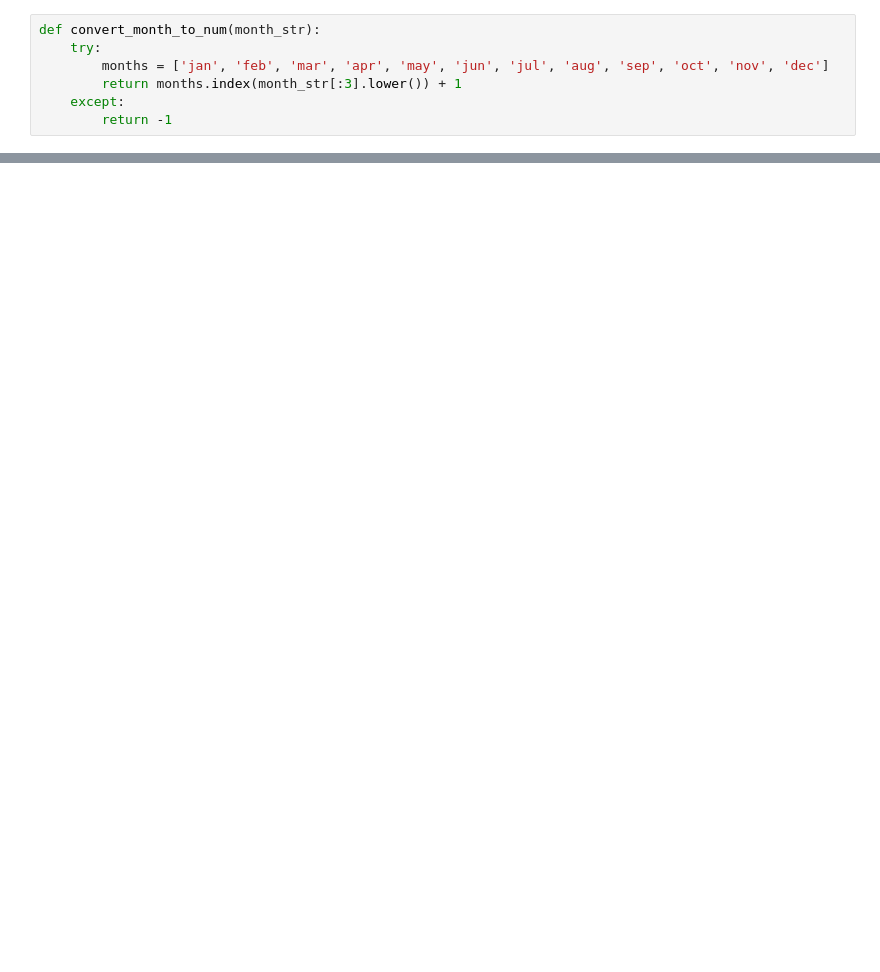
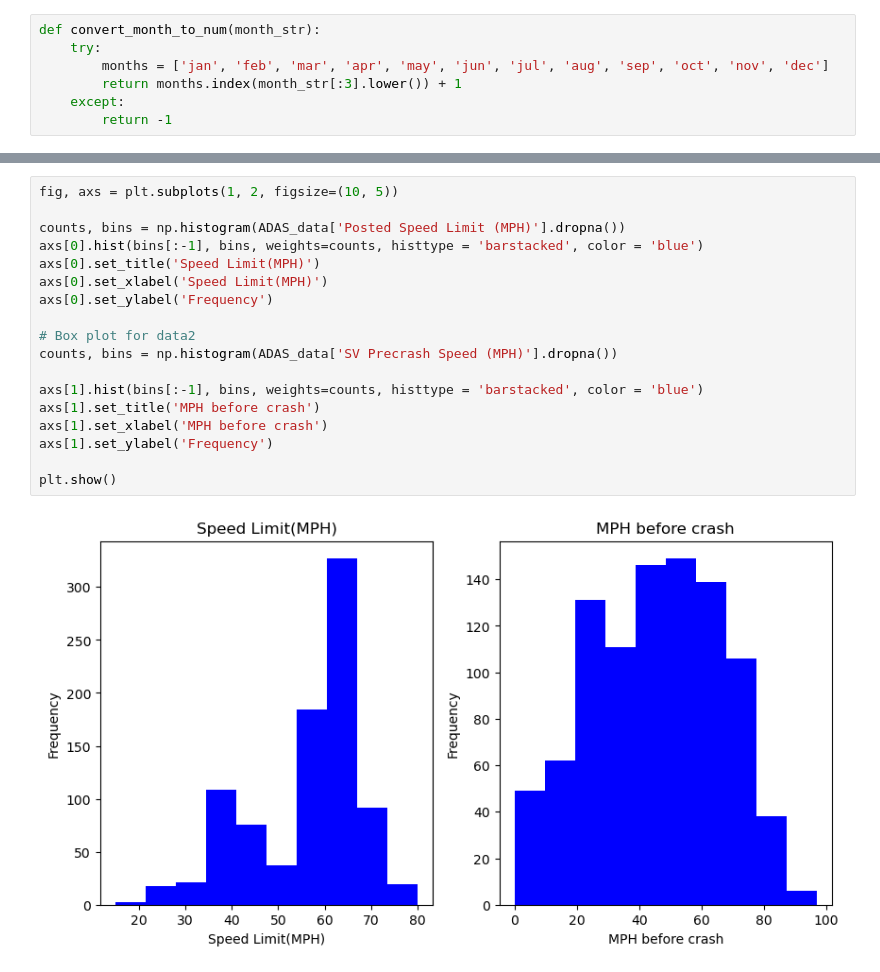
Before and after one commit to rohan527/accident-analysis, a Jupyter notebook: graphs.ipynb, the cells around one changed output, grey strips where cells are left out. Drawn from its saved outputs; the diff is of its cells as text; blank space fills up the shorter version.

```diff
--- a/graphs.ipynb
+++ b/graphs.ipynb
@@ -222,0 +320,20 @@ plt.show()
+# %%
+fig, axs = plt.subplots(1, 2, figsize=(10, 5))
+
+counts, bins = np.histogram(ADAS_data['Posted Speed Limit (MPH)'].dropna())
+axs[0].hist(bins[:-1], bins, weights=counts, histtype = 'barstacked', color = 'blue')
+axs[0].set_title('Speed Limit(MPH)')
+axs[0].set_xlabel('Speed Limit(MPH)')
+axs[0].set_ylabel('Frequency')
+
+# Box plot for data2
+counts, bins = np.histogram(ADAS_data['SV Precrash Speed (MPH)'].dropna())
+
+axs[1].hist(bins[:-1], bins, weights=counts, histtype = 'barstacked', color = 'blue')
+axs[1].set_title('MPH before crash')
+axs[1].set_xlabel('MPH before crash')
+axs[1].set_ylabel('Frequency')
+
+plt.show()
+# %% [output]
+[figure, added]
```
Also changed, not shown: parts of 12 cells of this notebook.
